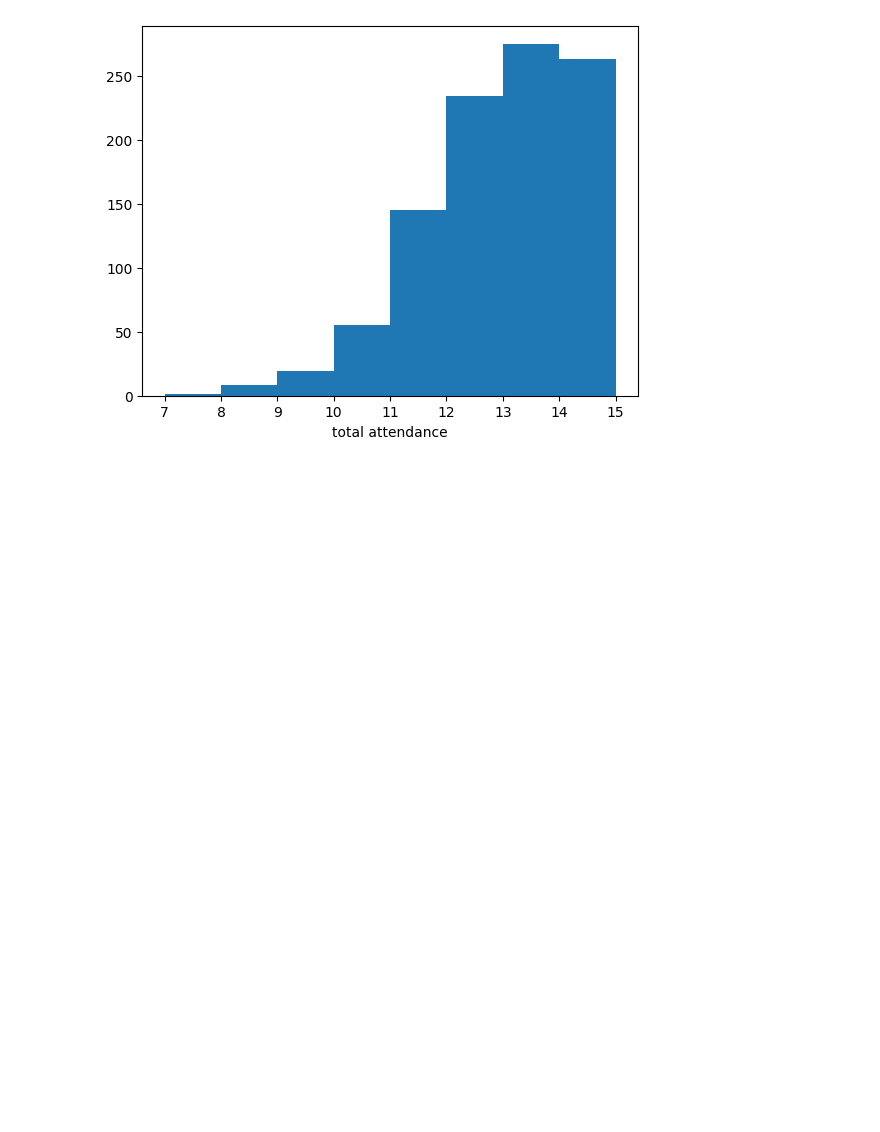
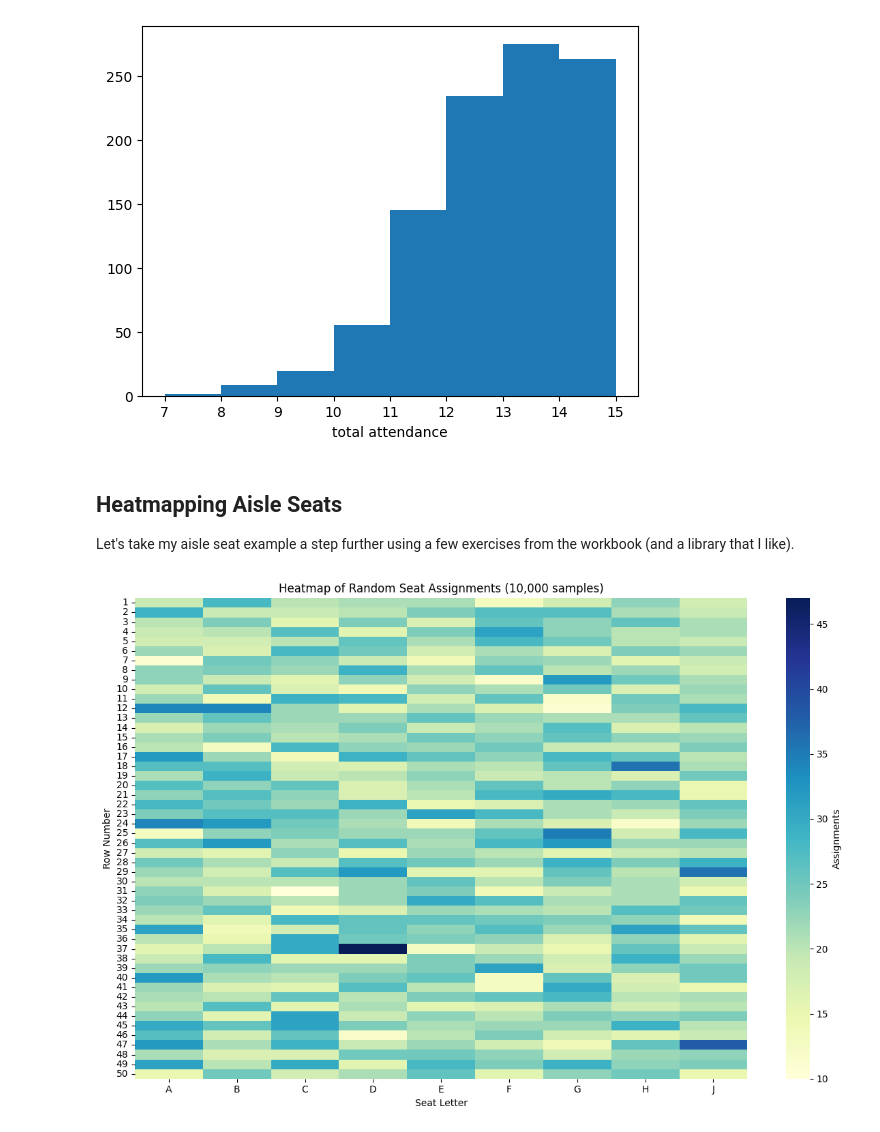
Before and after one commit to derin-machine-learning/WK02, a Jupyter notebook: WK02.ipynb, the cells around one changed output. Cells and saved outputs as stored; diff of their text form; code cells hidden in the pictures; blank space fills up the shorter version.

Commit message:
heatmap

```diff
--- a/WK02.ipynb
+++ b/WK02.ipynb
@@ -1198,3 +1198,39 @@ plt.show()
 # %% [output]
 [figure]
 [figure]
+# %% [markdown]
+## Heatmapping Aisle Seats
+
+Let's take my aisle seat example a step further using a few exercises from the workbook (and a library that I like).
+# %%
+import numpy as np
+import matplotlib.pyplot as plt
+import seaborn as sns
+
+# Boeing 777-300er: 50 rows, 9 seats per row (A, B, C, D, E, F, G, H, J)
+rows = np.arange(1, 51)
+seat_letters = ['A', 'B', 'C', 'D', 'E', 'F', 'G', 'H', 'J']
+
+# Simulate 10 thousand random seat assignments (row and letter)
+np.random.seed(42)
+random_rows = np.random.choice(rows, size=10000)
+random_seats = np.random.choice(seat_letters, size=10000)
+
+# Create a mapping from seat letter to index
+seat_to_idx = {letter: idx for idx, letter in enumerate(seat_letters)}
+
+# Create a 2D array to count assignments
+heatmap = np.zeros((len(rows), len(seat_letters)), dtype=int)
+
+for r, s in zip(random_rows, random_seats):
+    heatmap[r-1, seat_to_idx[s]] += 1
+
+plt.figure(figsize=(12, 8))
+sns.heatmap(heatmap, cmap='YlGnBu', xticklabels=seat_letters, yticklabels=rows, cbar_kws={'label': 'Assignments'})
+plt.xlabel('Seat Letter')
+plt.ylabel('Row Number')
+plt.title('Heatmap of Random Seat Assignments (10,000 samples)')
+plt.tight_layout()
+plt.show()
+# %% [output]
+[figure, added]
```
